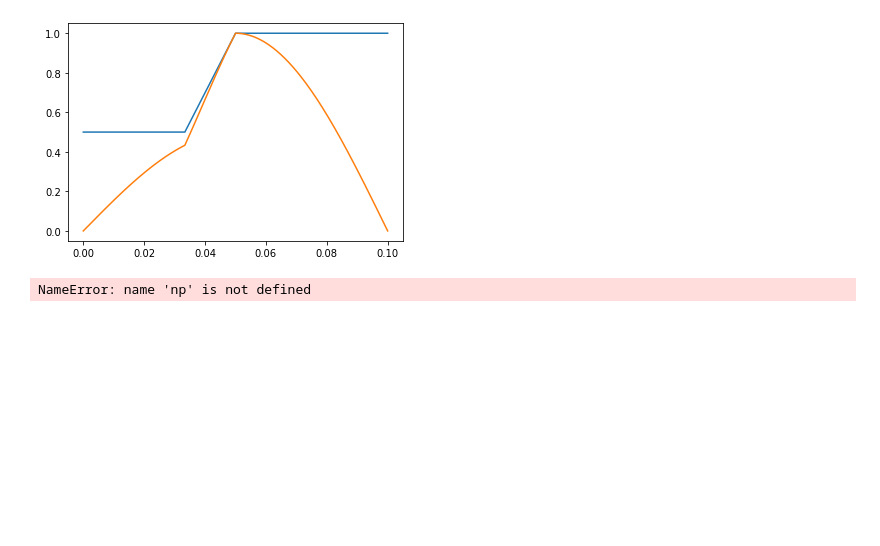
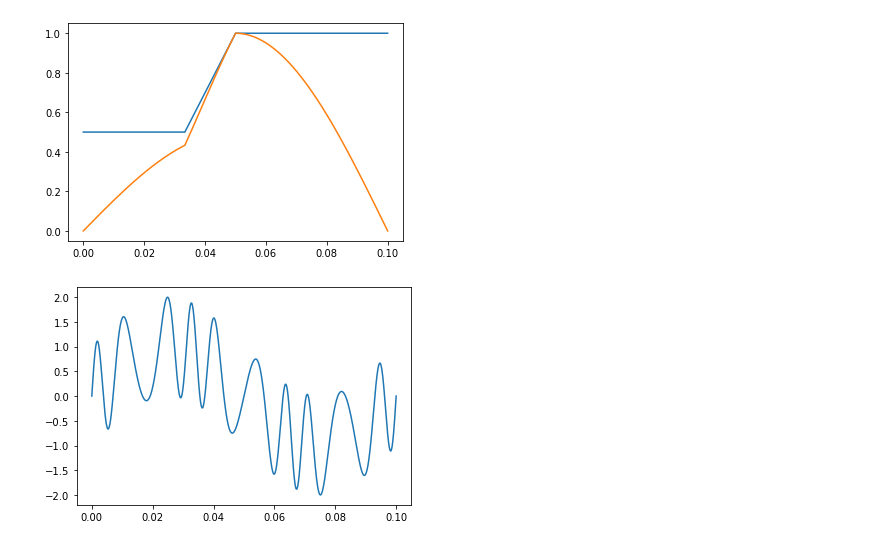
Before and after one commit to AndreasFMueller/SeminarSpezielleFunktionen, a Jupyter notebook: buch/papers/fm/Python animation/Bessel-FM.ipynb, the cells around one changed output. Saved outputs shown, nothing was run; the diff lists cells and outputs as text; code cells hidden in the pictures; blank space fills up the shorter version.

```diff
--- a/buch/papers/fm/Python animation/Bessel-FM.ipynb
+++ b/buch/papers/fm/Python animation/Bessel-FM.ipynb
@@ -92,8 +92,8 @@ plt.savefig('m_t.pgf', format='pgf')
 [figure]
 # %%
 
-y = np.sin(100 * 2.0*np.pi*x+1.5*np.sin(30 * 2.0*np.pi*x))
+y = np.sin(100 * 2.0*np.pi*x+1.5*np.sin(30 * 2.0*np.pi*x))+np.sin(10* 2.0*np.pi*x)
 plt.plot(x, y, '-')
 plt.show()
 # %% [output]
-NameError: name 'np' is not defined
+[figure, added]
```
Also changed, not shown: parts of 1 cell of this notebook, 1 other file.
